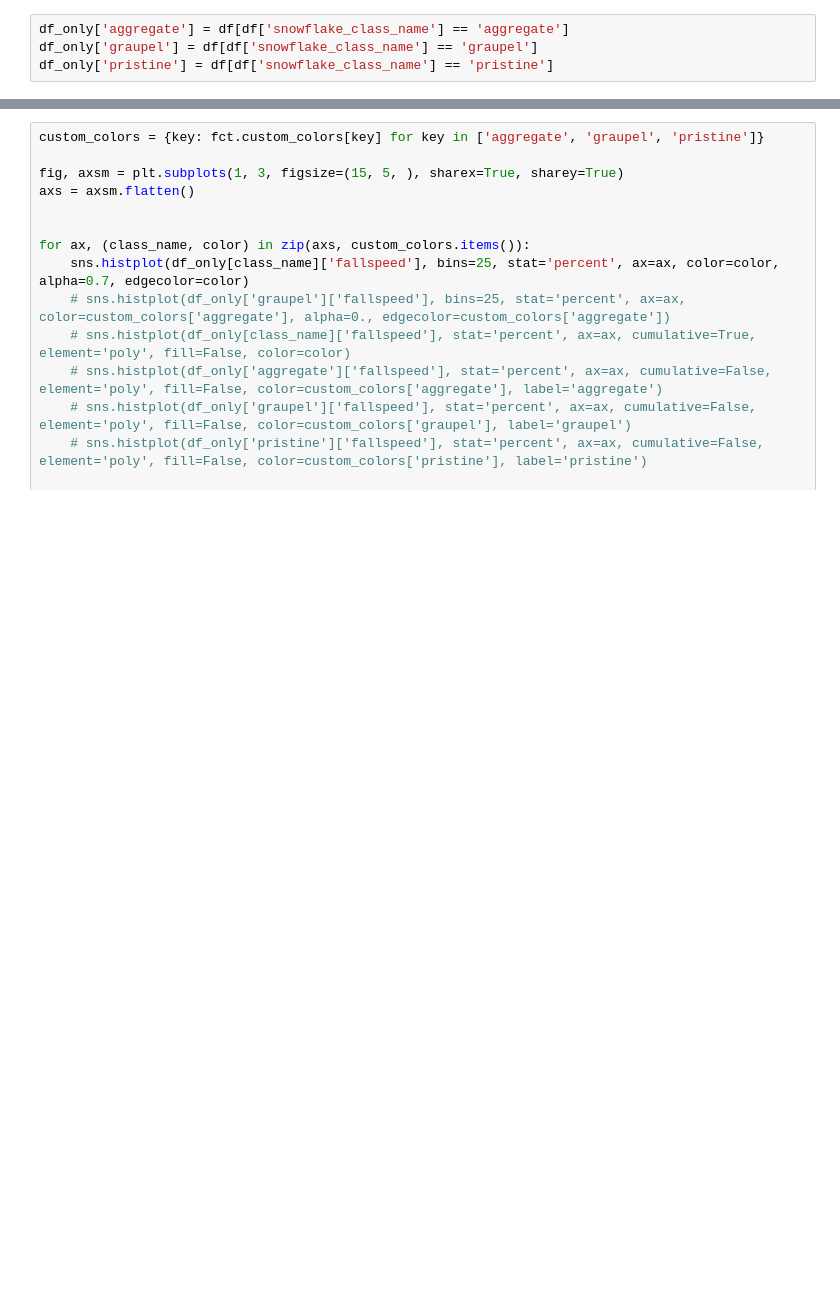
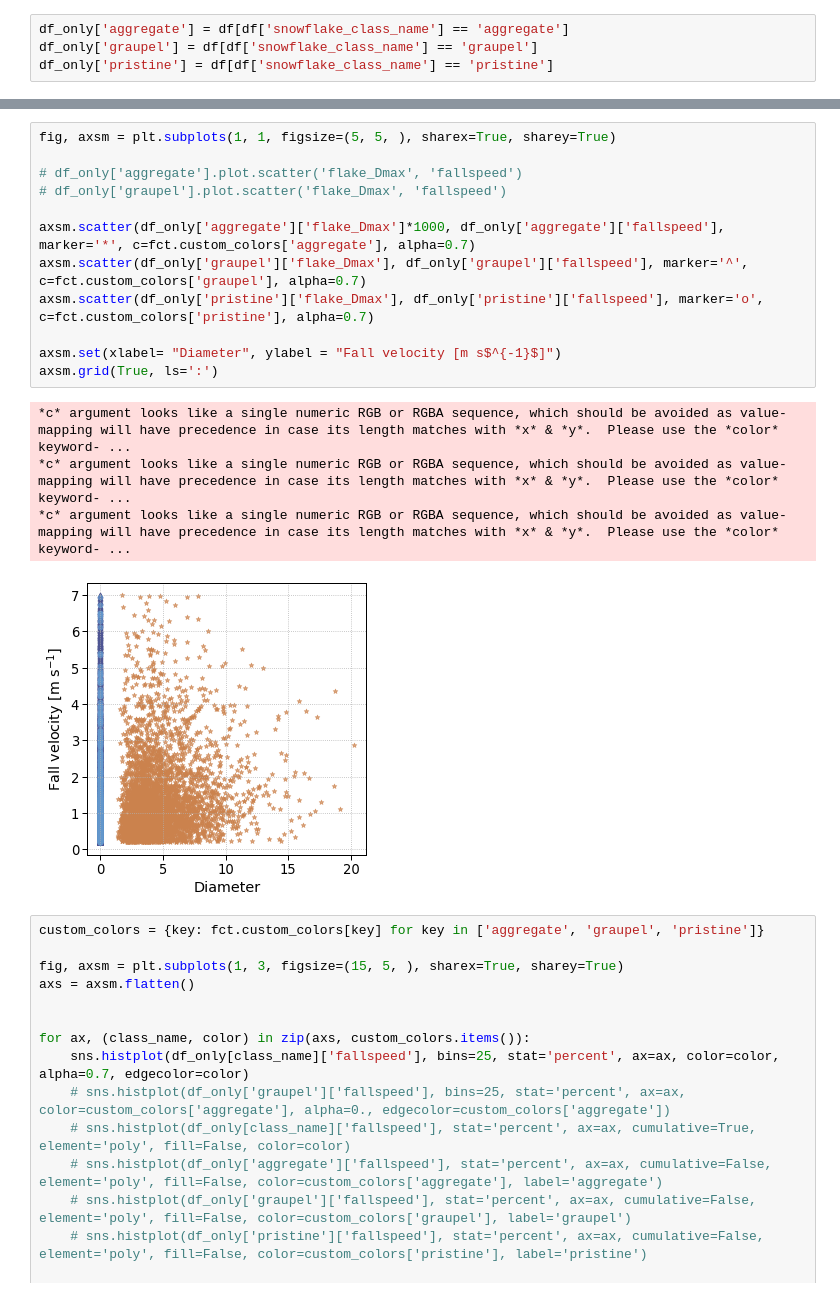
Before and after one commit to franzihe/retrieval_analysis, a Jupyter notebook: work/MASCDB/fall_speed_analysis.ipynb, the cells around one changed output, grey strips where cells are left out. Cells and saved outputs as stored; diff of their text form; blank space fills up the shorter version.

```diff
--- a/work/MASCDB/fall_speed_analysis.ipynb
+++ b/work/MASCDB/fall_speed_analysis.ipynb
@@ -85,3 +103,20 @@ df_only['pristine'] = df[df['snowflake_class_name'] == 'pristine']
+# %%
+fig, axsm = plt.subplots(1, 1, figsize=(5, 5, ), sharex=True, sharey=True)
+
+# df_only['aggregate'].plot.scatter('flake_Dmax', 'fallspeed')
+# df_only['graupel'].plot.scatter('flake_Dmax', 'fallspeed')
+
+axsm.scatter(df_only['aggregate']['flake_Dmax']*1000, df_only['aggregate']['fallspeed'], marker='*', c=fct.custom_colors['aggregate'], alpha=0.7)
+axsm.scatter(df_only['graupel']['flake_Dmax'], df_only['graupel']['fallspeed'], marker='^', c=fct.custom_colors['graupel'], alpha=0.7)
+axsm.scatter(df_only['pristine']['flake_Dmax'], df_only['pristine']['fallspeed'], marker='o', c=fct.custom_colors['pristine'], alpha=0.7)
+
+axsm.set(xlabel= "Diameter", ylabel = "Fall velocity [m s$^{-1}$]")
+axsm.grid(True, ls=':')
+# %% [output]
+*c* argument looks like a single numeric RGB or RGBA sequence, which should be avoided as value-mapping will have precedence in case its length matches with *x* & *y*.  Please use the *color* keyword- ...
+*c* argument looks like a single numeric RGB or RGBA sequence, which should be avoided as value-mapping will have precedence in case its length matches with *x* & *y*.  Please use the *color* keyword- ...
+*c* argument looks like a single numeric RGB or RGBA sequence, which should be avoided as value-mapping will have precedence in case its length matches with *x* & *y*.  Please use the *color* keyword- ...
+[figure, added]
 # %%
 custom_colors = {key: fct.custom_colors[key] for key in ['aggregate', 'graupel', 'pristine']}
 
```
Also changed, not shown: parts of 2 cells of this notebook, 12 other files.
